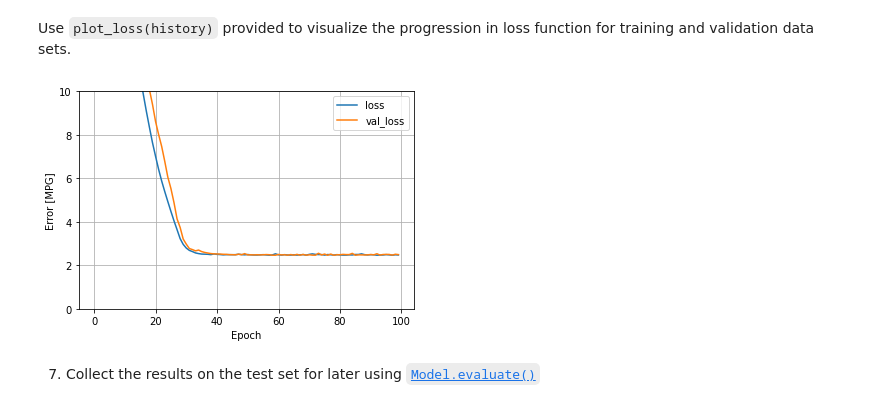
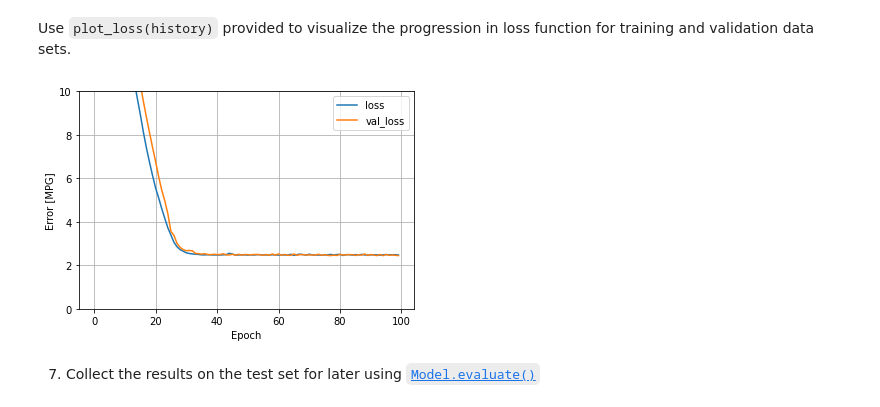
Before and after one commit to sireeshgit/naive-addition, a Jupyter notebook: assignments/week-6-auto-ml/nb/fuel_efficiency.ipynb, the cells around one changed output. Saved outputs shown, nothing was run; the diff lists cells and outputs as text; code cells hidden in the pictures.

```diff
--- a/assignments/week-6-auto-ml/nb/fuel_efficiency.ipynb
+++ b/assignments/week-6-auto-ml/nb/fuel_efficiency.ipynb
@@ -131,7 +157,7 @@ Similar to scikit-learn, tensorflow.keras offers a list of [preprocessing layers
 # %% [markdown]
 1. The Normalization layer ([`tf.keras.layers.Normalization`](https://www.tensorflow.org/api_docs/python/tf/keras/layers/Normalization) is a clean and simple way to add feature normalization into your model. The first step is to create the layer:
 # %%
-normalizer =  # YOUR CODE HERE
+normalizer = tf.keras.layers.Normalization() # YOUR CODE HERE
 # %% [markdown]
 2. Then, fit the state of the preprocessing layer to the data by calling [`Normalization.adapt`](https://www.tensorflow.org/guide/keras/preprocessing_layers#the_adapt_method):
 # %%
@@ -183,3 +204,8 @@ linear_model = tf.keras.Sequential([
+# %%
+linear_model = tf.keras.Sequential([
+    normalizer,
+    tf.keras.layers.Dense(units=1)
+])
 # %%
 linear_model.summary()
 # %% [output]
@@ -235,12 +291,12 @@ array([[ 0.463],
   For optimizers, gradient descent (check this video [Gradient Descent, Step-by-Step](https://www.youtube.com/watch?v=sDv4f4s2SB8) for a refresher) is the preferred way to optimize neural networks and many other machine learning algorithms. Read [an overview of graident descent optimizer algorithms](https://ruder.io/optimizing-gradient-descent/) for several popular gradient descent algorithms. Here, we use the popular [`tf.keras.optimizers.Adam`](https://www.tensorflow.org/api_docs/python/tf/keras/optimizers/Adam), and set the learning rate at 0.1 for faster learning.
 # %%
 linear_model.compile(
-    optimizer= # YOUR CODE HERE
-    loss= # YOUR CODE HERE
+    optimizer= tf.keras.optimizers.Adam(learning_rate=0.1),  # YOUR CODE HERE
+    loss=tf.keras.losses.MeanAbsoluteError() # YOUR CODE HERE
     )
 # %% [markdown]
 5. Use Keras `Model.fit` to execute the training for 100 epochs, set the verbose to 0 to suppress logging and keep 20% of the data for validation:
 # %%
 %%time
-history = # YOUR CODE HERE
+history = linear_model.fit(train_features, train_labels, epochs=100,verbose=0,validation_split=0.2)# YOUR CODE HERE
 # %% [output]
@@ -271,9 +327,9 @@ def plot_loss(history):
 # %% [markdown]
 Use `plot_loss(history)` provided to visualize the progression in loss function for training and validation data sets.
 # %%
-# YOUR CODE HERE
+plot_loss(history) # YOUR CODE HERE
 # %% [output]
-[figure, old version]
+[figure, new version]
 # %% [markdown]
 7. Collect the results on the test set for later using [`Model.evaluate()`](https://www.tensorflow.org/api_docs/python/tf/keras/Model#evaluate)
 # %%
```
Also changed, not shown: parts of 30 cells of this notebook.
